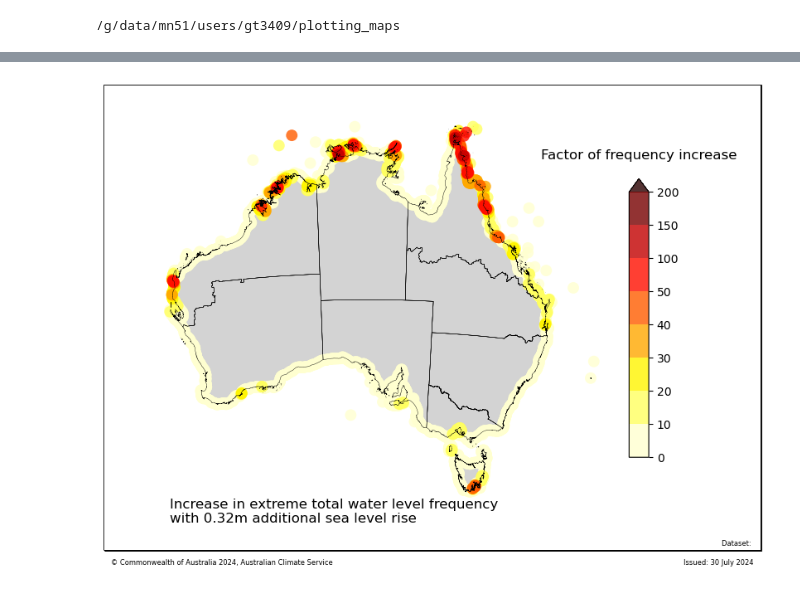
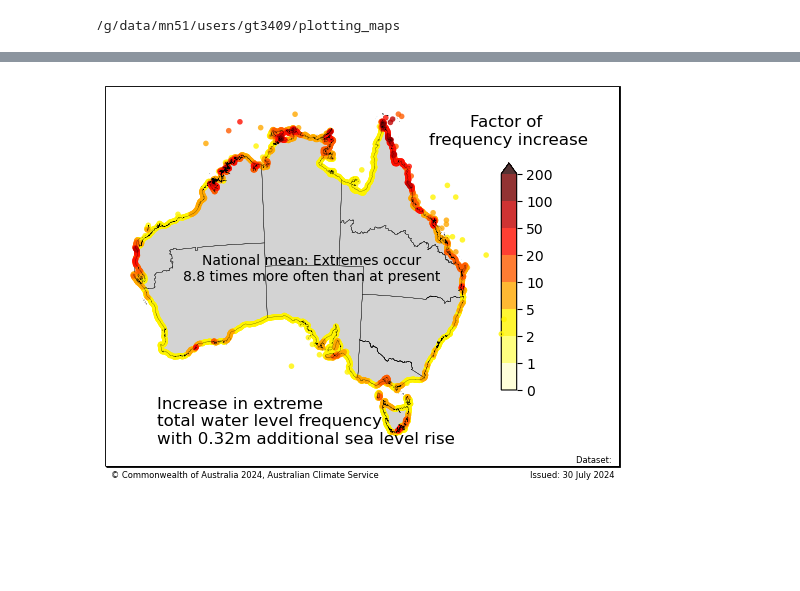
Before and after one commit to AusClimateService/plotting_maps, a Jupyter notebook: ministerial_brief.ipynb, the cells around one changed output, grey strips where cells are left out. Cells and saved outputs as stored; diff of their text form; code cells hidden in the pictures; blank space fills up the shorter version.

Commit message:
reduce figsize and slightly crop lat lon box extent for tighter plots

```diff
--- a/ministerial_brief.ipynb
+++ b/ministerial_brief.ipynb
@@ -138,20 +249,26 @@ for var in ["0.2m 50th percentile", "0.38m 50th percentile"]:
 # %%
 var = "MTWL_MFSLR_50"
 
 df = pd.read_csv("/g/data/mn51/users/gt3409/plotting_maps/MFSLR_ACSSH_MMALL_SLR32cm.csv")
 df = df.rename(columns = {"latitude":"lat", "longitude":"lon"})
 
 plot_acs_hazard(station_df=df[["lat", "lon", var]].sort_values(var),
                 regions = regions_dict['ncra_regions'],
                 cmap=cmap_dict['hot_r'],
-                ticks=[0, 10, 20, 30, 40, 50, 100, 150, 200],
+                ticks=[0, 1, 2, 5, 10, 20, 50, 100, 200],
                 cbar_extend="max",
-                title = "Increase in extreme total water level frequency",
+                title = "Increase in extreme \ntotal water level frequency",
+                text_centre="National mean: Extremes occur\n8.8 times more often than at present\n",
                 date_range = "with 0.32m additional sea level rise",
-                cbar_label = "Factor of frequency increase",
+                cbar_label = "Factor of \nfrequency increase",
                 dataset_name = "",
                 show_logo=False,
                 watermark=None,
-                outfile= f"/g/data/mn51/users/gt3409/plotting_maps/ministerial_brief_figures/{var.replace('_', '-')}_MFSLR_ACSSH_MMALL_SLR32cm.png");
+                outfile= f"/g/data/mn51/users/gt3409/plotting_maps/ministerial_brief_figures/smaller_figures/{var.replace('_', '-')}_MFSLR_ACSSH_MMALL_SLR32cm_small.png",
+                figsize=(6,4),
+                xlim=(113, 167),
+                ylim=(-44, -6),
+                area_linewidth=0.15,
+               );
 # %% [output]
-[figure, old version]
+[figure, new version]
```
Also changed, not shown: parts of 22 cells of this notebook.
